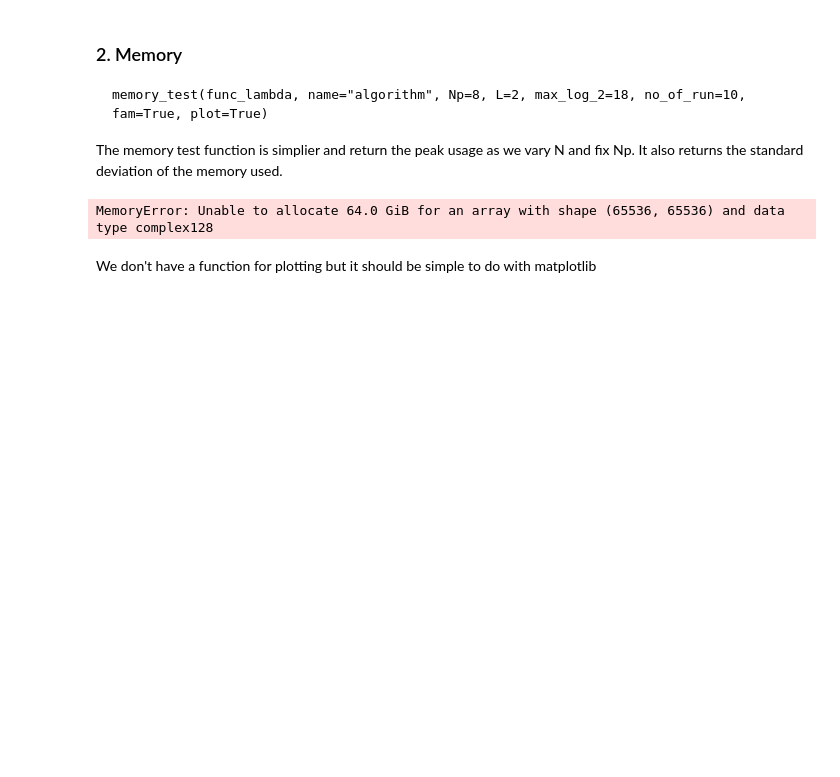
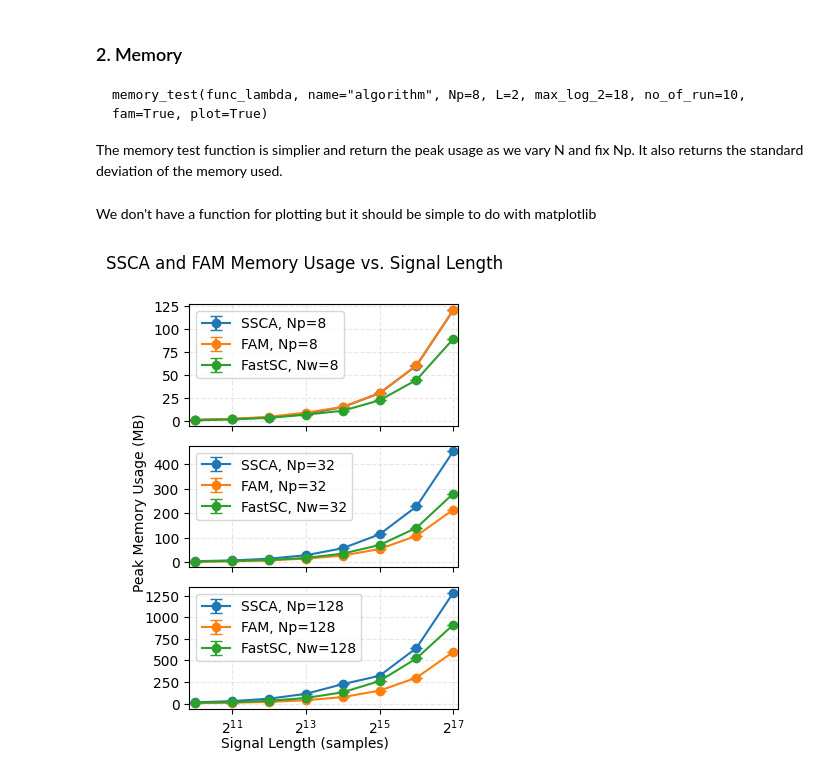
Before and after one commit to SuperStupidness/Spectral_Correlation_Estimation_Test, a Jupyter notebook: speed_memory_test.ipynb, the cells around one changed output. Saved outputs shown, nothing was run; the diff lists cells and outputs as text; code cells hidden in the pictures; blank space fills up the shorter version.

```diff
--- a/speed_memory_test.ipynb
+++ b/speed_memory_test.ipynb
@@ -95,14 +84,3 @@ ssca_peak_usage_128, ssca_standard_deviation_128, length = test.memory_test(ssca
 fastsc_peak_usage_8, fastsc_standard_deviation_8, length = test.memory_test(fast_sc_wrapper, name="FastSC", plot=False)
 fastsc_peak_usage_32, fastsc_standard_deviation_32, length = test.memory_test(fast_sc_wrapper, name="FastSC", Np=32, plot=False)
 fastsc_peak_usage_128, fastsc_standard_deviation_128, length = test.memory_test(fast_sc_wrapper, name="FastSC", Np=128, plot=False)
-
-scf_2d_fft_peak_usage_8, scf_2d_fft_standard_deviation_8, length = test.memory_test(scf_2d_fft_wrapper, name="SC2DFFT", plot=False)
-scf_2d_fft_peak_usage_32, scf_2d_fft_standard_deviation_32, length = test.memory_test(scf_2d_fft_wrapper, name="SC2DFFT", Np=32, plot=False)
-scf_2d_fft_peak_usage_128, scf_2d_fft_standard_deviation_128, length = test.memory_test(scf_2d_fft_wrapper, name="SC2DFFT", Np=128, plot=False)
-
-np.save('data/fam_peak_memory', np.concatenate(fam_peak_usage_8, fam_peak_usage_32, fam_peak_usage_128))
-np.save('data/ssca_peak_memory', np.concatenate(ssca_peak_usage_8, ssca_peak_usage_32, ssca_peak_usage_128))
-np.save('data/fastsc_peak_memory', np.concatenate(fastsc_peak_usage_8, fastsc_peak_usage_32, fastsc_peak_usage_128))
-np.save('data/scf_2d_fft_peak_memory', np.concatenate(scf_2d_fft_peak_usage_8, scf_2d_fft_peak_usage_32, scf_2d_fft_peak_usage_128))
-# %% [output]
-MemoryError: Unable to allocate 64.0 GiB for an array with shape (65536, 65536) and data type complex128
@@ -117,33 +101,32 @@ fig.text(0.5, 0.01, 'Signal Length (samples)', ha='center')
 fig.text(0.01, 0.5, 'Peak Memory Usage (MB)', va='center', rotation='vertical')
 
 axes[0].errorbar(length, ssca_peak_usage_8, yerr=ssca_standard_deviation_8, marker='o', capsize=4, label="SSCA, Np=8")
 axes[0].errorbar(length, fam_peak_usage_8, yerr=fam_standard_deviation_8, marker='o', capsize=4, label="FAM, Np=8")
 axes[0].errorbar(length, fastsc_peak_usage_8, yerr=fastsc_standard_deviation_8, marker='o', capsize=4, label="FastSC, Nw=8")
-axes[0].errorbar(length, scf_2d_fft_peak_usage_8, yerr=scf_2d_fft_standard_deviation_8, marker='o', capsize=4, label="FastSC, Nw=8")
 axes[0].set_xscale('log', base=2)
 axes[0].legend()
 axes[0].grid(True, alpha=0.3, linestyle='--')
 axes[0].set_yticks([0, 25, 50, 75, 100, 125])
 
 axes[1].errorbar(length, ssca_peak_usage_32, yerr=ssca_standard_deviation_32, marker='o', capsize=4, label="SSCA, Np=32")
 axes[1].errorbar(length, fam_peak_usage_32, yerr=fam_standard_deviation_32, marker='o', capsize=4, label="FAM, Np=32")
 axes[1].errorbar(length, fastsc_peak_usage_32, yerr=fastsc_standard_deviation_32, marker='o', capsize=4, label="FastSC, Nw=32")
-axes[0].errorbar(length, scf_2d_fft_peak_usage_32, yerr=scf_2d_fft_standard_deviation_32, marker='o', capsize=4, label="SC2DFFT, Nw=32")
 axes[1].set_xscale('log', base=2)
 axes[1].legend()
 axes[1].grid(True, alpha=0.3, linestyle='--')
 axes[1].set_yticks([0, 100, 200, 300, 400])
 
 axes[2].errorbar(length, ssca_peak_usage_128, yerr=ssca_standard_deviation_128, marker='o', capsize=4, label="SSCA, Np=128")
 axes[2].errorbar(length, fam_peak_usage_128, yerr=fam_standard_deviation_128, marker='o', capsize=4, label="FAM, Np=128")
 axes[2].errorbar(length, fastsc_peak_usage_128, yerr=fastsc_standard_deviation_128, marker='o', capsize=4, label="FastSC, Nw=128")
-axes[0].errorbar(length, scf_2d_fft_peak_usage_128, yerr=scf_2d_fft_standard_deviation_128, marker='o', capsize=4, label="SC2DFFT, Nw=128")
 axes[2].set_xscale('log', base=2)
 axes[2].set_xlim(length[0] * 0.9, length[-1] * 1.1)
 axes[2].legend()
 axes[2].grid(True, alpha=0.3, linestyle='--')
 axes[2].set_yticks([0, 250, 500, 750, 1000, 1250])
 
 plt.tight_layout()
 plt.savefig("fig/memory_test.png")
 plt.show()
+# %% [output]
+[figure, added]
```
Also changed, not shown: parts of 8 cells of this notebook, 24 other files.
